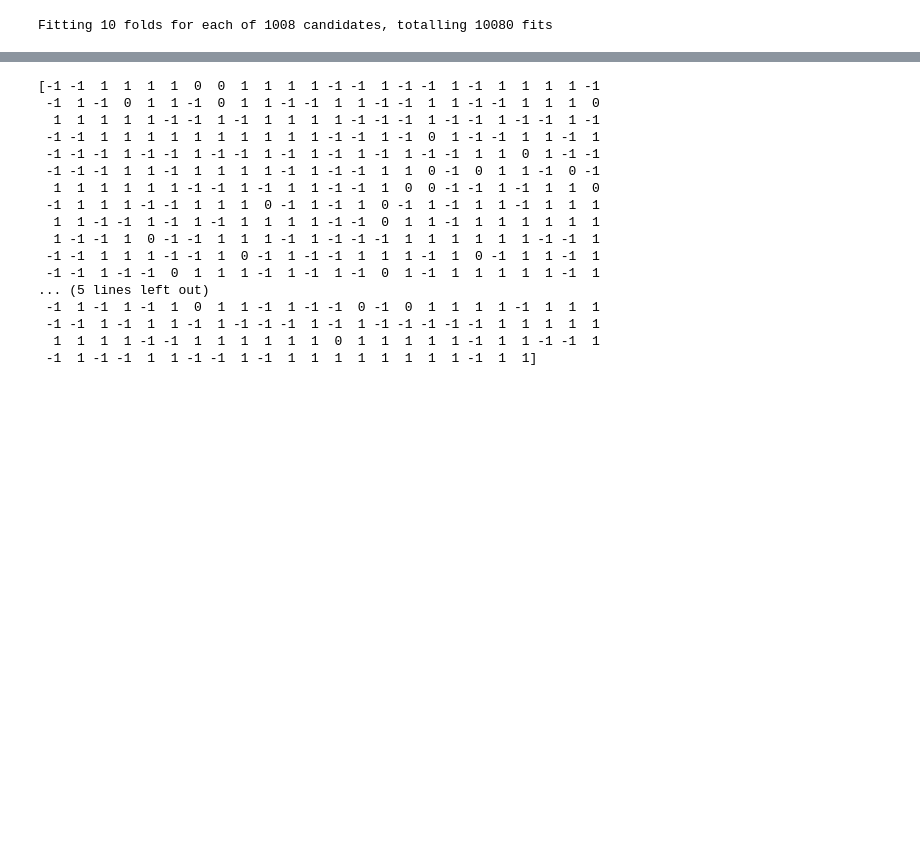
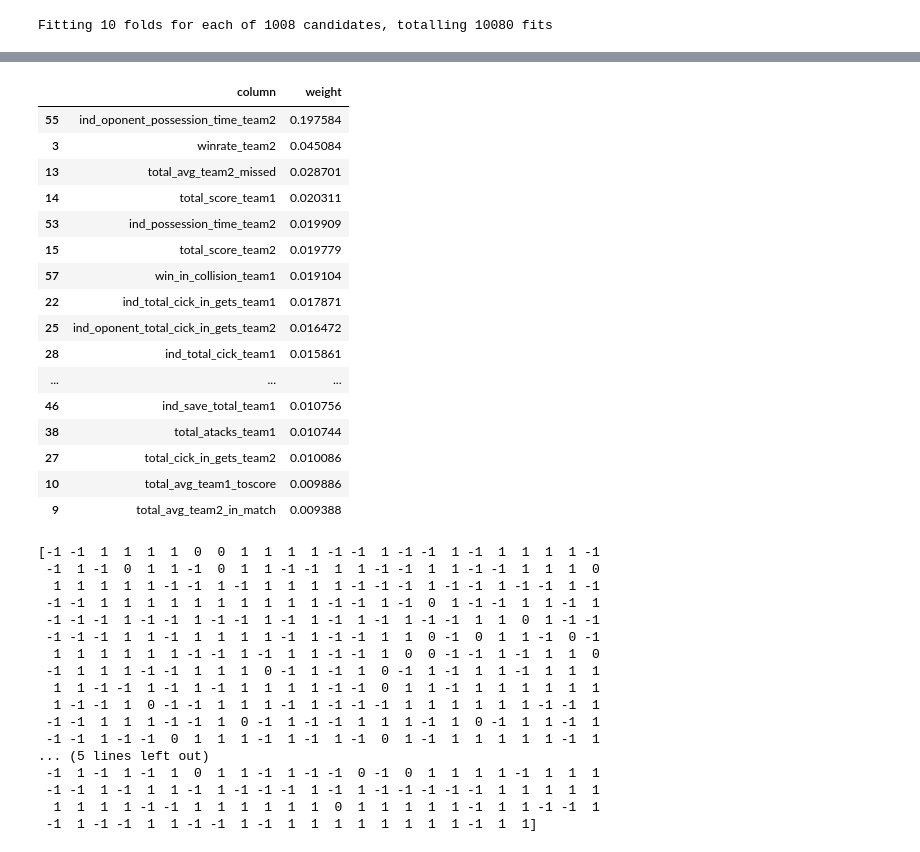
Before and after one commit to stipbystip/Footaball_model, a Jupyter notebook: Footbal_model.ipynb, the cells around one changed output, grey strips where cells are left out. Cells and saved outputs as stored; diff of their text form; code cells hidden in the pictures; blank space fills up the shorter version.

```diff
--- a/Footbal_model.ipynb
+++ b/Footbal_model.ipynb
@@ -81,7 +232,7 @@ grid_model_forest = GridSearchCV(estimator = model_forest,
                     scoring='f1_macro',
                     cv=5,
                     verbose = 3,
-                    n_jobs=-1,
+                    n_jobs=5,
                    )
 # %% [output]
 Подбираемые параметры: {'n_estimators': [50, 80, 110, 150, 170, 190, 210], 'max_features': ['log2', 'sqrt'], 'max_depth': [2, 4, 5, 6, 7], 'min_samples_split': [2, 7, 18, 25, 35, 50], 'min_samples_lea ...
@@ -192,3 +343,26 @@ Accuracy:  0.4810379241516966
+# %%
+#Получим значимость признаков
+weights = pd.DataFrame({'column': X_train.columns,
+                        'weight': grid_search_xgboost.best_estimator_.feature_importances_})
+weights.sort_values(by='weight', ascending=False).head(70)
+# %% [output]
+|  | column | weight |
+| 55 | ind_oponent_possession_time_team2 | 0.197584 |
+| 3 | winrate_team2 | 0.045084 |
+| 13 | total_avg_team2_missed | 0.028701 |
+| 14 | total_score_team1 | 0.020311 |
+| 53 | ind_possession_time_team2 | 0.019909 |
+| 15 | total_score_team2 | 0.019779 |
+| 57 | win_in_collision_team1 | 0.019104 |
+| 22 | ind_total_cick_in_gets_team1 | 0.017871 |
+| 25 | ind_oponent_total_cick_in_gets_team2 | 0.016472 |
+| 28 | ind_total_cick_team1 | 0.015861 |
+| ... | ... | ... |
+| 46 | ind_save_total_team1 | 0.010756 |
+| 38 | total_atacks_team1 | 0.010744 |
+| 27 | total_cick_in_gets_team2 | 0.010086 |
+| 10 | total_avg_team1_toscore | 0.009886 |
+| 9 | total_avg_team2_in_match | 0.009388 |
 # %%
 print(y_pred_xgboost)
 y_test.head()
```
Also changed, not shown: parts of 24 cells of this notebook, 2 other files.
